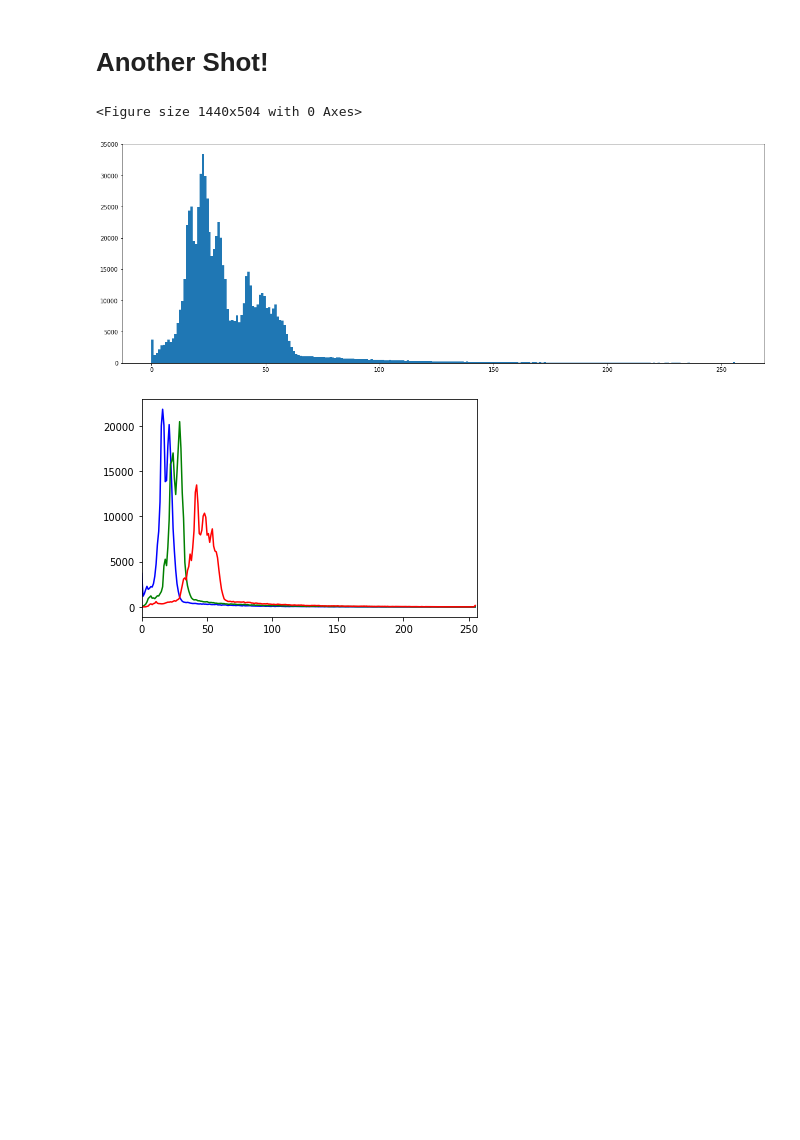
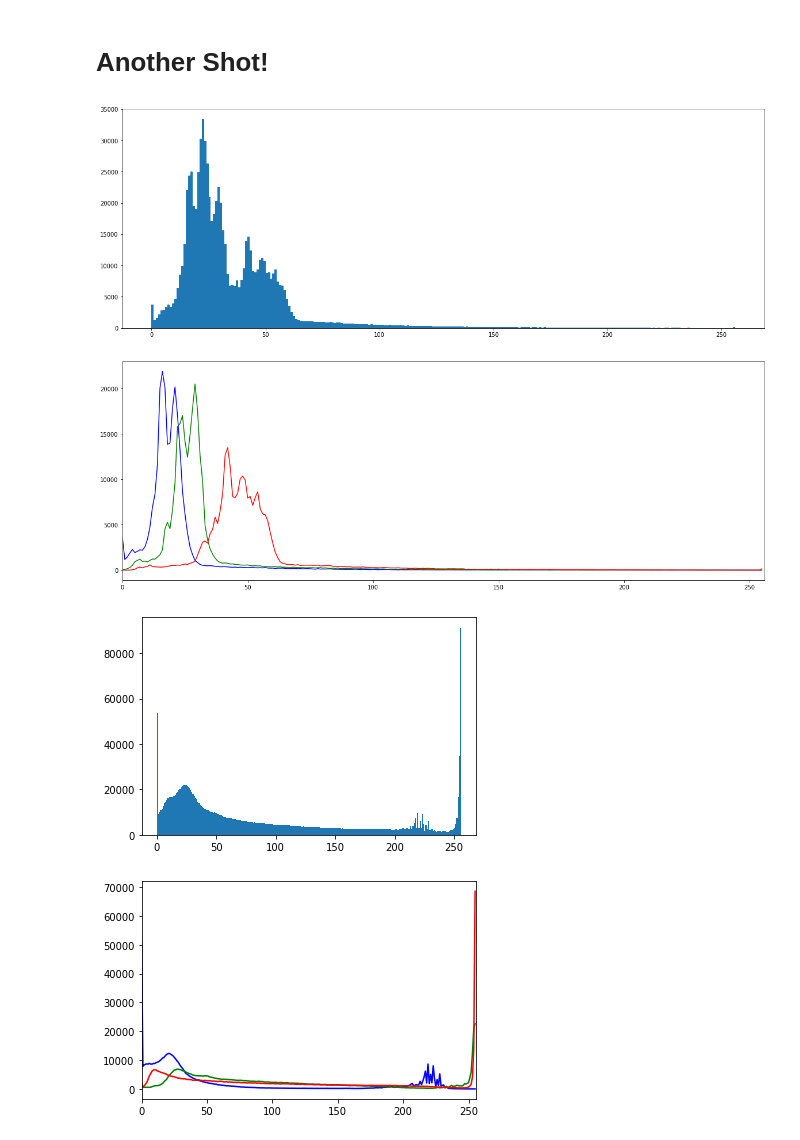
Before and after one commit to moh-C/opencv, a Jupyter notebook: Histograms.ipynb, the cells around one changed output. Drawn from its saved outputs; the diff is of its cells as text; code cells hidden in the pictures; blank space fills up the shorter version.

Commit message:
Histograms are completed

```diff
--- a/Histograms.ipynb
+++ b/Histograms.ipynb
@@ -42,7 +26,6 @@ import cv2
 import numpy as np
 from matplotlib import pyplot as plt
 
-plt.figure(figsize=(20,7))
 plt.figure(figsize=(20,7))
 
 image = cv2.imread('images/input.jpg')
@@ -51,7 +34,9 @@ histogram = cv2.calcHist([image], [0], None, [256], [0, 256])
 
 plt.hist(image.ravel(), 256, [0, 256]); plt.show()
 
+plt.figure(figsize=(20,7))
 color = ('b', 'g', 'r')
+
 for i, col in enumerate(color):
     histogram2 = cv2.calcHist([image], [i], None, [256], [0, 256])
     plt.plot(histogram2, color = col)
@@ -59,6 +44,5 @@ for i, col in enumerate(color):
 
 plt.show()
 # %% [output]
-<Figure size 1440x504 with 0 Axes>
 [figure]
-[figure, old version]
+[figure, new version]
@@ -64,0 +55,21 @@ plt.show()
+# %%
+import cv2
+import numpy as np
+from matplotlib import pyplot as plt
+
+image = cv2.imread('images/tobago.jpg')
+
+histogram = cv2.calcHist([image], [0], None, [256], [0, 256])
+
+plt.hist(image.ravel(), 256, [0, 256]); plt.show()
+color = ('b', 'g', 'r')
+
+for i, col in enumerate(color):
+    histogram2 = cv2.calcHist([image], [i], None, [256], [0, 256])
+    plt.plot(histogram2, color = col)
+    plt.xlim([0,256])
+
+plt.show()
+# %% [output]
+[figure, added]
+[figure, added]
```
Also changed, not shown: parts of 3 cells of this notebook.
